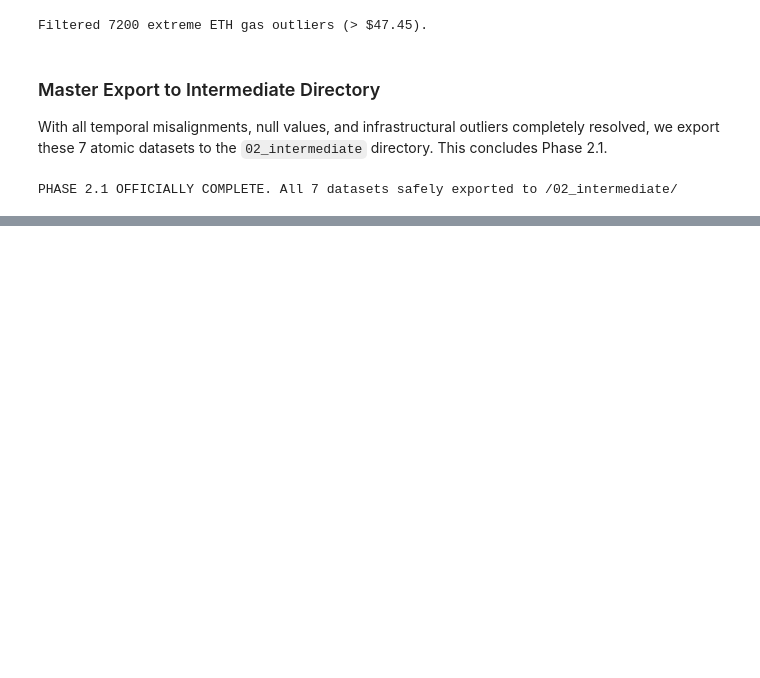
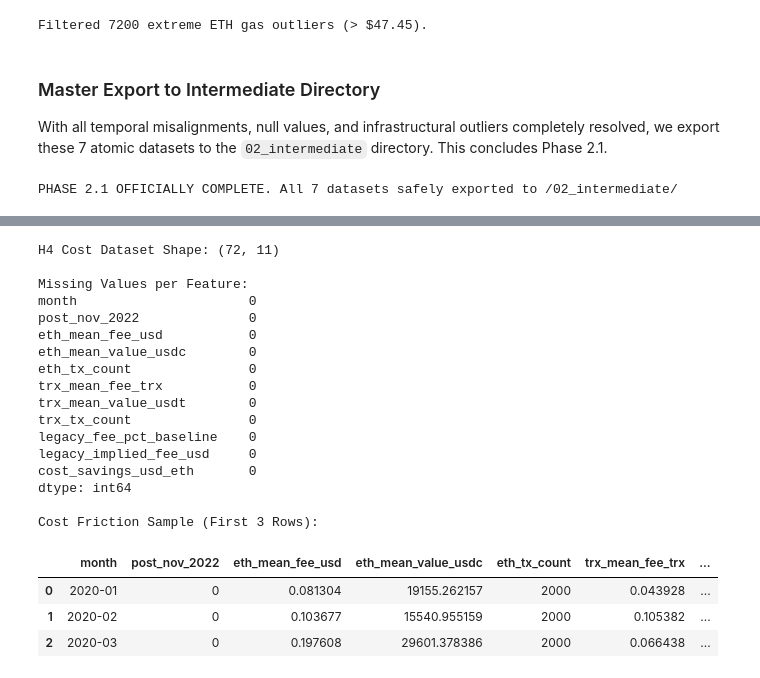
Before and after one commit to IIxoskeletonII/Internet-Network-Economics, a Jupyter notebook: notebooks/02_data_engineering.ipynb, the cells around one changed output, grey strips where cells are left out. Cells and saved outputs as stored; diff of their text form; code cells hidden in the pictures; blank space fills up the shorter version.

```diff
--- a/notebooks/02_data_engineering.ipynb
+++ b/notebooks/02_data_engineering.ipynb
@@ -166,0 +336,79 @@ PHASE 2.1 OFFICIALLY COMPLETE. All 7 datasets safely exported to /02_intermediat
+# %%
+import pandas as pd
+import numpy as np
+
+# Define input paths
+ETH_FILE = "../data/02_intermediate/etherscan_usdc_cleaned.csv"
+TRX_FILE = "../data/02_intermediate/tronscan_usdt_cleaned.csv"
+PROCESSED_DIR = "../data/03_processed/"
+
+# 1. Ingest Transaction-Level Data
+df_eth = pd.read_csv(ETH_FILE)
+df_trx = pd.read_csv(TRX_FILE)
+
+# 2. Aggregate Ethereum (USDC) MONTHLY Averages
+# Grouping by 'month' fixes the date-staggering anomaly from the raw scrapers
+eth_monthly = df_eth.groupby(['month', 'post_nov_2022']).agg(
+    eth_mean_fee_usd=('fee_usd', 'mean'),
+    eth_mean_value_usdc=('value_usdc', 'mean'),
+    eth_tx_count=('tx_hash', 'count')
+).reset_index()
+
+# 3. Aggregate Tron (USDT) MONTHLY Averages
+trx_monthly = df_trx.groupby(['month', 'post_nov_2022']).agg(
+    trx_mean_fee_trx=('fee_trx', 'mean'),
+    trx_mean_value_usdt=('value_usdt', 'mean'),
+    trx_tx_count=('tx_hash', 'count')
+).reset_index()
+
+# 4. Merge into a Master Cost Panel on the Month vector
+h4_cost_friction = pd.merge(
+    eth_monthly,
+    trx_monthly,
+    on=['month', 'post_nov_2022'],
+    how='inner'  # Inner join perfectly aligns the months without NaNs
+)
+
+# 5. Integrate the Legacy Correspondent Banking Baseline
+# Applying the World Bank global average remittance friction (6.20%)
+h4_cost_friction['legacy_fee_pct_baseline'] = 0.0620
+
+# Calculate the implied fixed cost if the Ethereum USDC transfer value was sent via SWIFT/Remittance
+h4_cost_friction['legacy_implied_fee_usd'] = h4_cost_friction['eth_mean_value_usdc'] * h4_cost_friction['legacy_fee_pct_baseline']
+
+# Calculate the "Cost Friction Spread" (Legacy Fee - Crypto Fee)
+# This explicitly tests Hypothesis 4: The cost savings of protocol vs legacy infrastructure
+h4_cost_friction['cost_savings_usd_eth'] = h4_cost_friction['legacy_implied_fee_usd'] - h4_cost_friction['eth_mean_fee_usd']
+
+# 6. Sort Time-Series and Export
+h4_cost_friction = h4_cost_friction.sort_values(by='month').reset_index(drop=True)
+h4_cost_friction.to_csv(f"{PROCESSED_DIR}h4_infrastructure_cost.csv", index=False)
+
+# 7. Validation Diagnostics
+print(f"H4 Cost Dataset Shape: {h4_cost_friction.shape}")
+print("\nMissing Values per Feature:")
+print(h4_cost_friction.isna().sum())
+print("\nCost Friction Sample (First 3 Rows):")
+display(h4_cost_friction.head(3))
+# %% [output]
+H4 Cost Dataset Shape: (72, 11)
+
+Missing Values per Feature:
+month                      0
+post_nov_2022              0
+eth_mean_fee_usd           0
+eth_mean_value_usdc        0
+eth_tx_count               0
+trx_mean_fee_trx           0
+trx_mean_value_usdt        0
+trx_tx_count               0
+legacy_fee_pct_baseline    0
+legacy_implied_fee_usd     0
+cost_savings_usd_eth       0
+dtype: int64
+
+Cost Friction Sample (First 3 Rows):
+|  | month | post_nov_2022 | eth_mean_fee_usd | eth_mean_value_usdc | eth_tx_count | trx_mean_fee_trx | ... |
+| 0 | 2020-01 | 0 | 0.081304 | 19155.262157 | 2000 | 0.043928 | ... |
+| 1 | 2020-02 | 0 | 0.103677 | 15540.955159 | 2000 | 0.105382 | ... |
+| 2 | 2020-03 | 0 | 0.197608 | 29601.378386 | 2000 | 0.066438 | ... |
```
Also changed, not shown: parts of 5 cells of this notebook, 4 other files.
